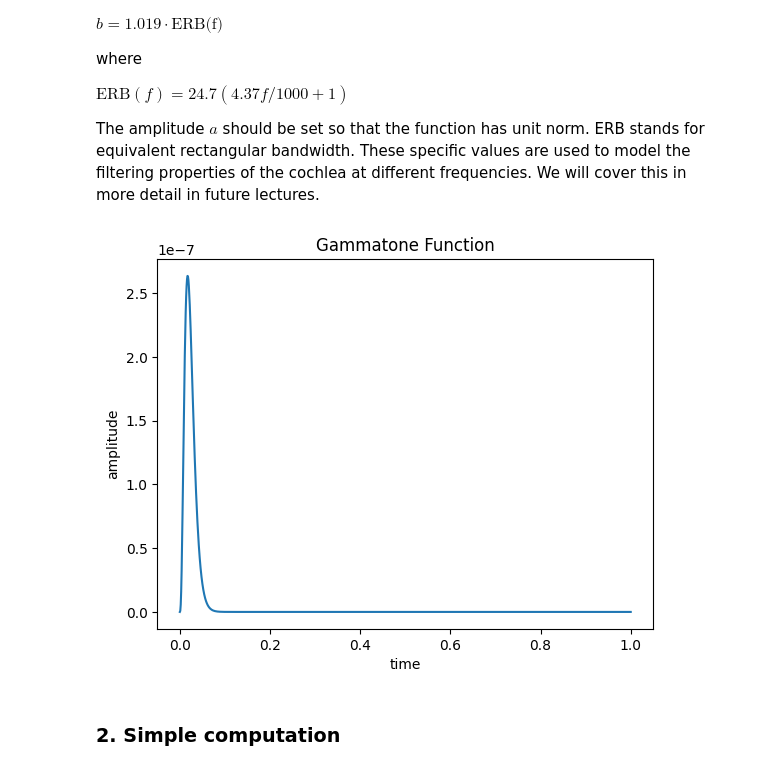
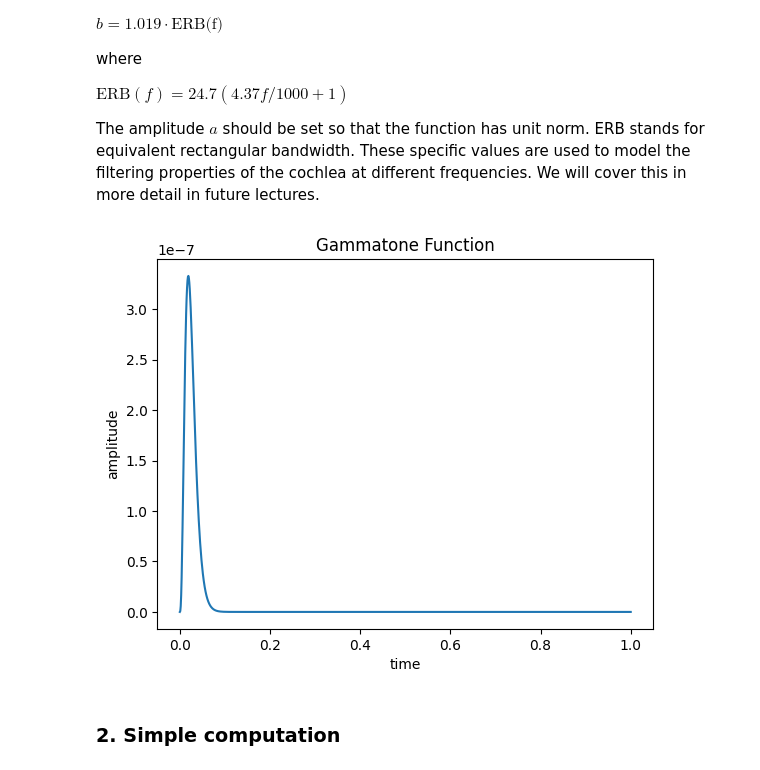
Before and after one commit to sakinkirti/CSDS364, a Jupyter notebook: A1b_sak207.ipynb, the cells around one changed output. Drawn from its saved outputs; the diff is of its cells as text; code cells hidden in the pictures.

```diff
--- a/A1b_sak207.ipynb
+++ b/A1b_sak207.ipynb
@@ -304,7 +304,7 @@ The amplitude $a$ should be set so that the function has unit norm.  ERB stands
 # my implementation of the gammatone function
 import numpy as np
 
-def gammatone(t, a:float=1.0, f:float=1.0, n:float=4.0, phi:float=0.0):
+def gammatone(t, a:float=1.0, f:float=1.0, n:float=4.0, phi:float=0.0, norm:bool=False):
     """
     function to implement the gammatone
 
@@ -319,16 +319,17 @@ def gammatone(t, a:float=1.0, f:float=1.0, n:float=4.0, phi:float=0.0):
     t = np.array(t) if type(t) is list else t
 
     # calculate other params, math
-    b = 1.1019 * (24.7*(4.37*f/1000 + 1))
-    G = a * t**(n-1) * np.exp(-2*np.pi*b*t) * np.cos(2*np.pi*f*t + phi)
+    b = 1.019*(24.7*(((4.37*f)/1000) + 1))
+    G = (t**(n-1))*np.exp(-2*np.pi*b*t)*np.cos(2*np.pi*f*t + phi)
 
-    # normalize and return
-    return np.linalg.norm(G, ord=2)
+    # normalize if necessary and return
+    G = G / np.max(np.abs(gammatone(np.linspace(0, 3, 44100*3+1), n=n, f=f, norm=False))) if norm is True else G
+    return G
 # %%
 # implementation to plot the gammatone
 from matplotlib import pyplot as plt
 
-def plot_gammatone(t, a:float=1.0, f:float=1.0, n:float=4.0, phi:float=0.0):
+def plot_gammatone(t, a:float=1.0, f:float=1.0, n:float=4.0, phi:float=0.0, norm:bool=False):
     """
     function to implement the gammatone
 
@@ -344,7 +345,7 @@ def plot_gammatone(t, a:float=1.0, f:float=1.0, n:float=4.0, phi:float=0.0):
 
     # calculate other params, math
     b = 1.1019 * (24.7*(4.37*f/1000 + 1))
-    G = a * t**(n-1) * np.exp(-2*np.pi*b*t) * np.cos(2*np.pi*f*t + phi)
+    G = gammatone(t, a, f, n, phi, norm)
 
     # plot
     plt.plot(t, G)
@@ -355,9 +356,9 @@ def plot_gammatone(t, a:float=1.0, f:float=1.0, n:float=4.0, phi:float=0.0):
 # %%
 # test implementation
 T = np.linspace(0, 1, 1000)
-plot_gammatone(T)
+plot_gammatone(T, norm=False)
 # %% [output]
-[figure, old version]
+[figure, new version]
 # %% [markdown]
 ### 2. Simple computation
 # %% [markdown]
```
Also changed, not shown: parts of 3 cells of this notebook, 1 other file.
